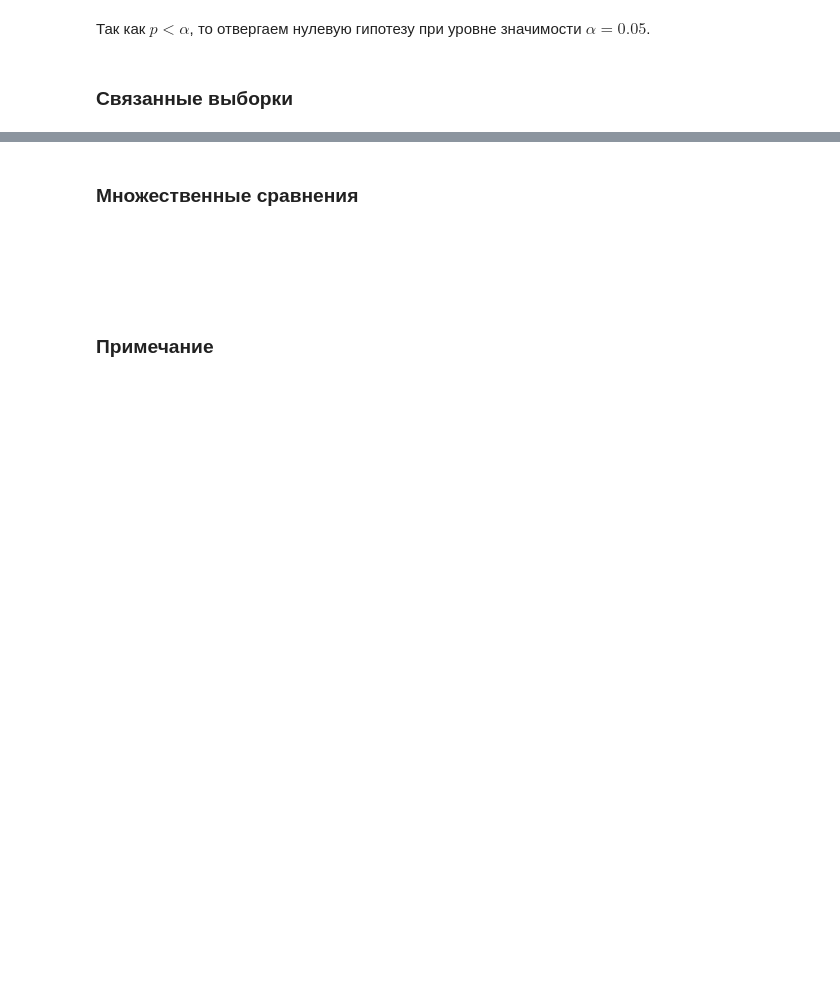
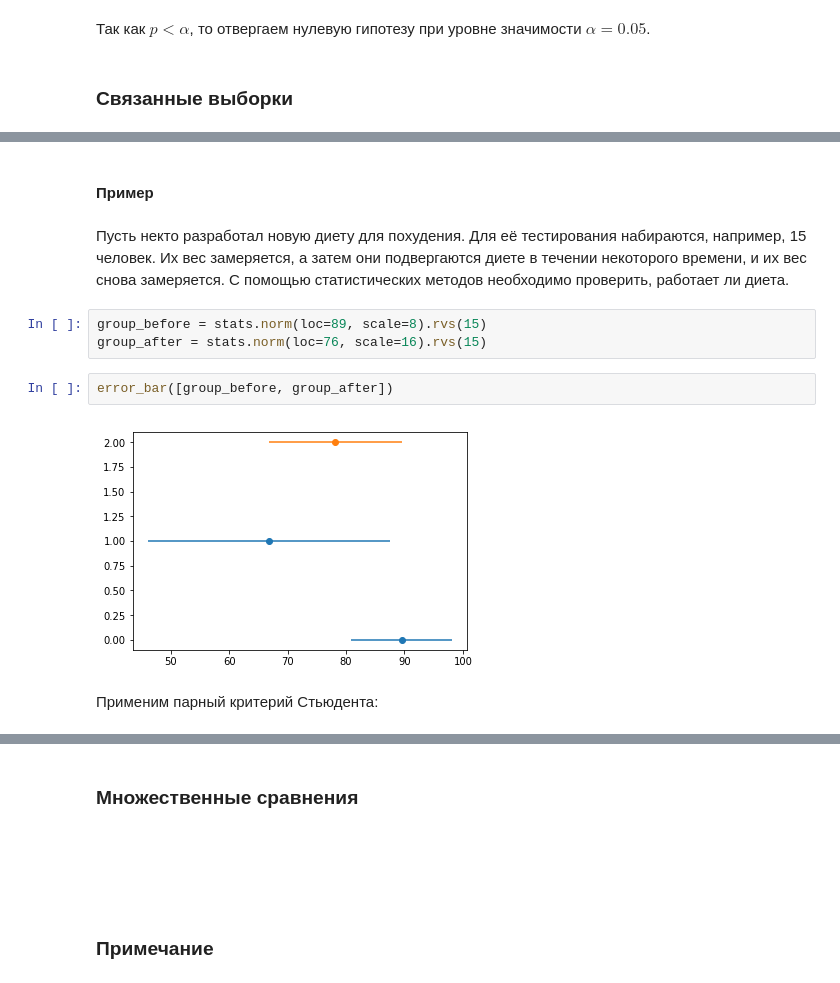
Before and after one commit to maxbolgarin/educational_materials, a Jupyter notebook: Statistics/2_parametric_tests.ipynb, the cells around one changed output, grey strips where cells are left out. Saved outputs shown, nothing was run; the diff lists cells and outputs as text; blank space fills up the shorter version.

```diff
--- a/Statistics/2_parametric_tests.ipynb
+++ b/Statistics/2_parametric_tests.ipynb
@@ -214,0 +227,13 @@ p-value: 0.017287310495511403
+# %% [markdown]
+#### Пример
+# %% [markdown]
+Пусть некто разработал новую диету для похудения. Для её тестирования набираются, например, 15 человек. Их вес замеряется, а затем они подвергаются диете в течении некоторого времени, и их вес снова замеряется. С помощью статистических методов необходимо проверить, работает ли диета.
+# %%
+group_before = stats.norm(loc=89, scale=8).rvs(15)
+group_after = stats.norm(loc=76, scale=16).rvs(15)
+# %%
+error_bar([group_before, group_after])
+# %% [output]
+[figure, added]
+# %% [markdown]
+Применим парный критерий Стьюдента:
```
Also changed, not shown: parts of 9 cells of this notebook.
